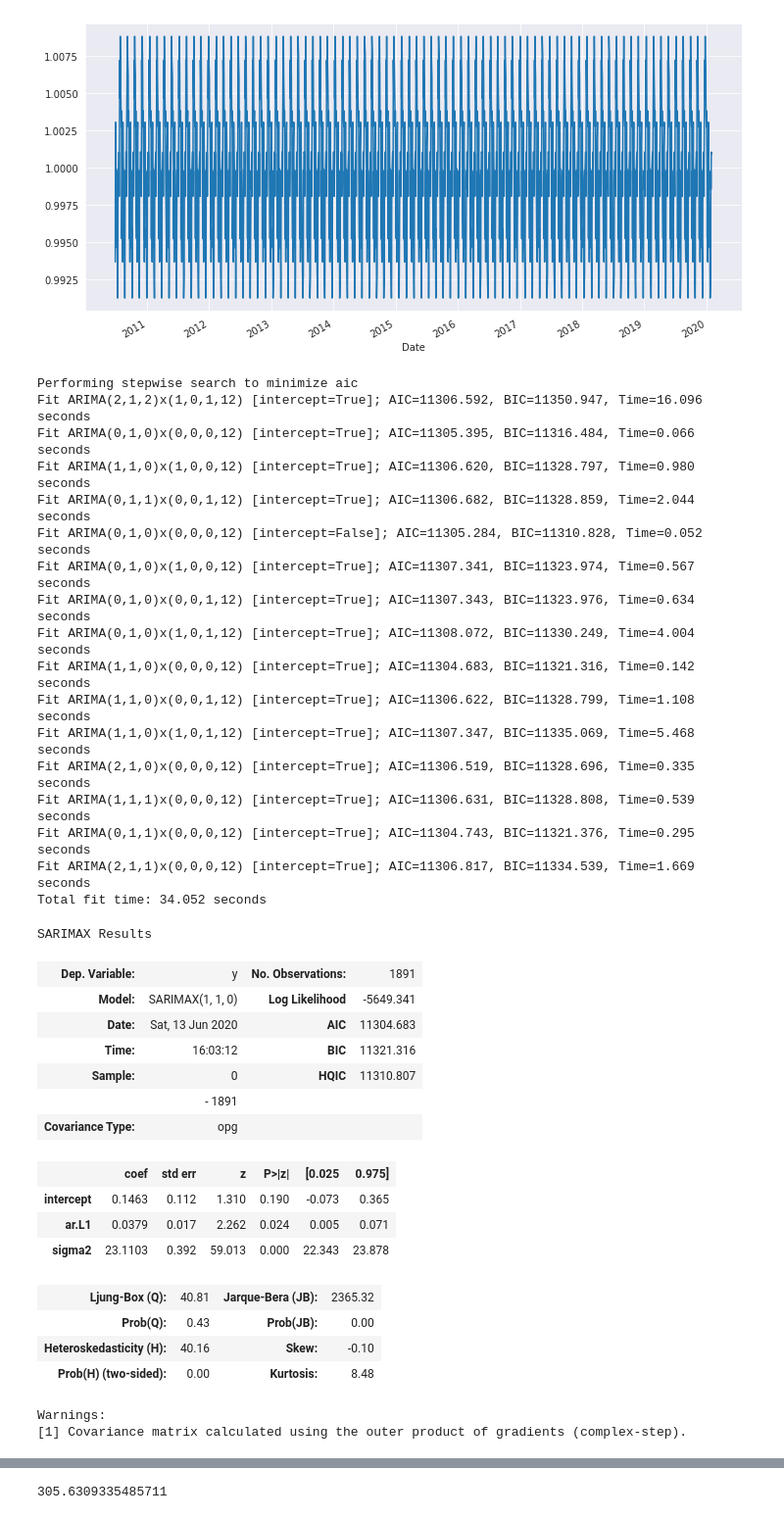
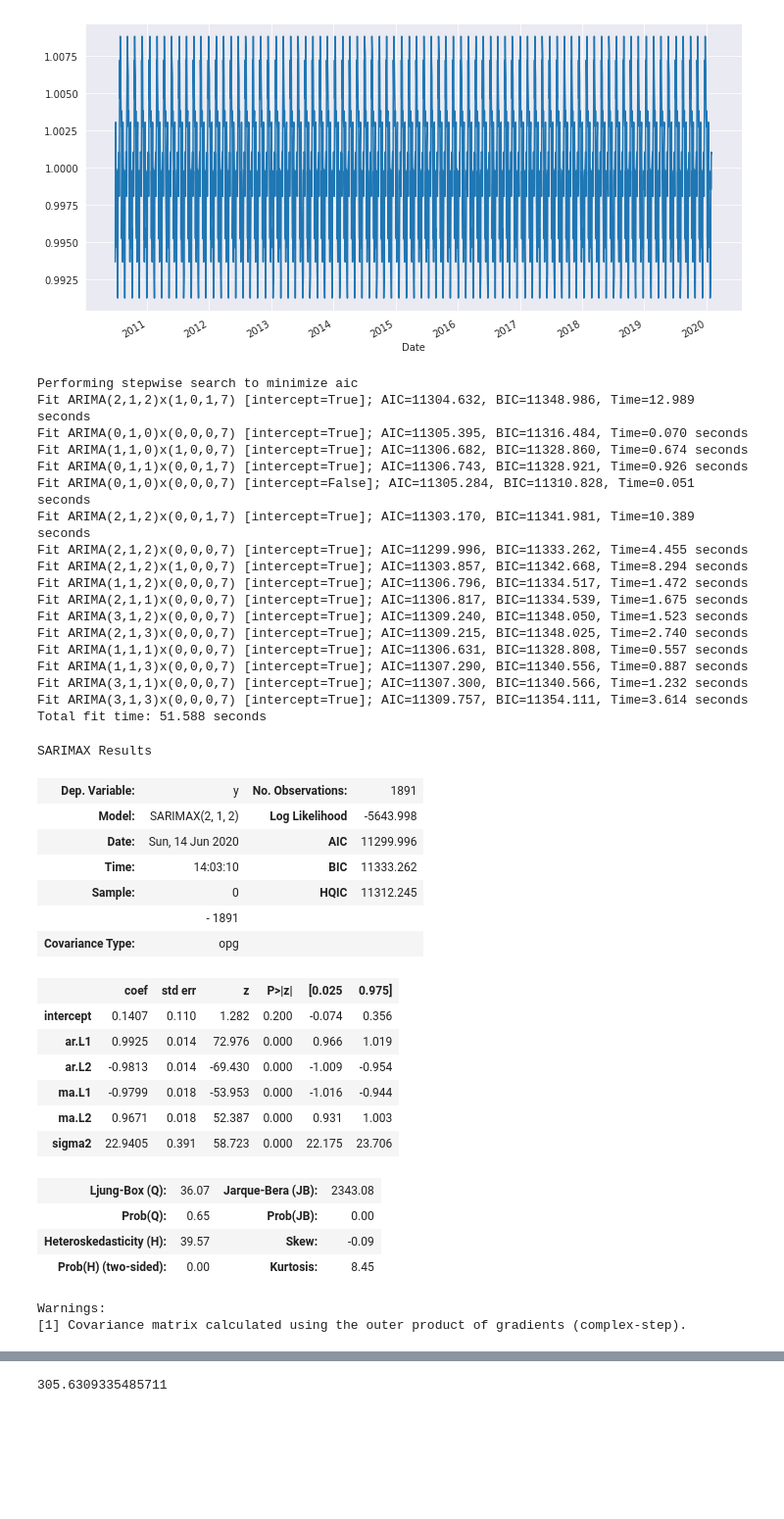
Before and after one commit to Nascent-bot/ML-Projects, a Jupyter notebook: CoeProj.ipynb, the cells around one changed output, grey strips where cells are left out. Shown: that part at 98% size. Drawn from its saved outputs; the diff is of its cells as text; code cells hidden in the pictures; blank space fills up the shorter version.

```diff
--- a/CoeProj.ipynb
+++ b/CoeProj.ipynb
@@ -466,41 +486,45 @@ decom.seasonal.plot(figsize=(12,6))
 <matplotlib.axes._subplots.AxesSubplot at 0x...>
 [figure]
 # %%
-auto_arima(train['Close'],trace=True,seasonal=True,m=12).summary()
+auto_arima(train['Close'],trace=True,seasonal=True,m=7).summary()
 # %% [output]
 Performing stepwise search to minimize aic
-Fit ARIMA(2,1,2)x(1,0,1,12) [intercept=True]; AIC=11306.592, BIC=11350.947, Time=16.096 seconds
-Fit ARIMA(0,1,0)x(0,0,0,12) [intercept=True]; AIC=11305.395, BIC=11316.484, Time=0.066 seconds
-Fit ARIMA(1,1,0)x(1,0,0,12) [intercept=True]; AIC=11306.620, BIC=11328.797, Time=0.980 seconds
-Fit ARIMA(0,1,1)x(0,0,1,12) [intercept=True]; AIC=11306.682, BIC=11328.859, Time=2.044 seconds
-Fit ARIMA(0,1,0)x(0,0,0,12) [intercept=False]; AIC=11305.284, BIC=11310.828, Time=0.052 seconds
-Fit ARIMA(0,1,0)x(1,0,0,12) [intercept=True]; AIC=11307.341, BIC=11323.974, Time=0.567 seconds
-Fit ARIMA(0,1,0)x(0,0,1,12) [intercept=True]; AIC=11307.343, BIC=11323.976, Time=0.634 seconds
-Fit ARIMA(0,1,0)x(1,0,1,12) [intercept=True]; AIC=11308.072, BIC=11330.249, Time=4.004 seconds
-Fit ARIMA(1,1,0)x(0,0,0,12) [intercept=True]; AIC=11304.683, BIC=11321.316, Time=0.142 seconds
-Fit ARIMA(1,1,0)x(0,0,1,12) [intercept=True]; AIC=11306.622, BIC=11328.799, Time=1.108 seconds
-Fit ARIMA(1,1,0)x(1,0,1,12) [intercept=True]; AIC=11307.347, BIC=11335.069, Time=5.468 seconds
-Fit ARIMA(2,1,0)x(0,0,0,12) [intercept=True]; AIC=11306.519, BIC=11328.696, Time=0.335 seconds
-Fit ARIMA(1,1,1)x(0,0,0,12) [intercept=True]; AIC=11306.631, BIC=11328.808, Time=0.539 seconds
-Fit ARIMA(0,1,1)x(0,0,0,12) [intercept=True]; AIC=11304.743, BIC=11321.376, Time=0.295 seconds
-Fit ARIMA(2,1,1)x(0,0,0,12) [intercept=True]; AIC=11306.817, BIC=11334.539, Time=1.669 seconds
-Total fit time: 34.052 seconds
+Fit ARIMA(2,1,2)x(1,0,1,7) [intercept=True]; AIC=11304.632, BIC=11348.986, Time=12.989 seconds
+Fit ARIMA(0,1,0)x(0,0,0,7) [intercept=True]; AIC=11305.395, BIC=11316.484, Time=0.070 seconds
+Fit ARIMA(1,1,0)x(1,0,0,7) [intercept=True]; AIC=11306.682, BIC=11328.860, Time=0.674 seconds
+Fit ARIMA(0,1,1)x(0,0,1,7) [intercept=True]; AIC=11306.743, BIC=11328.921, Time=0.926 seconds
+Fit ARIMA(0,1,0)x(0,0,0,7) [intercept=False]; AIC=11305.284, BIC=11310.828, Time=0.051 seconds
+Fit ARIMA(2,1,2)x(0,0,1,7) [intercept=True]; AIC=11303.170, BIC=11341.981, Time=10.389 seconds
+Fit ARIMA(2,1,2)x(0,0,0,7) [intercept=True]; AIC=11299.996, BIC=11333.262, Time=4.455 seconds
+Fit ARIMA(2,1,2)x(1,0,0,7) [intercept=True]; AIC=11303.857, BIC=11342.668, Time=8.294 seconds
+Fit ARIMA(1,1,2)x(0,0,0,7) [intercept=True]; AIC=11306.796, BIC=11334.517, Time=1.472 seconds
+Fit ARIMA(2,1,1)x(0,0,0,7) [intercept=True]; AIC=11306.817, BIC=11334.539, Time=1.675 seconds
+Fit ARIMA(3,1,2)x(0,0,0,7) [intercept=True]; AIC=11309.240, BIC=11348.050, Time=1.523 seconds
+Fit ARIMA(2,1,3)x(0,0,0,7) [intercept=True]; AIC=11309.215, BIC=11348.025, Time=2.740 seconds
+Fit ARIMA(1,1,1)x(0,0,0,7) [intercept=True]; AIC=11306.631, BIC=11328.808, Time=0.557 seconds
+Fit ARIMA(1,1,3)x(0,0,0,7) [intercept=True]; AIC=11307.290, BIC=11340.556, Time=0.887 seconds
+Fit ARIMA(3,1,1)x(0,0,0,7) [intercept=True]; AIC=11307.300, BIC=11340.566, Time=1.232 seconds
+Fit ARIMA(3,1,3)x(0,0,0,7) [intercept=True]; AIC=11309.757, BIC=11354.111, Time=3.614 seconds
+Total fit time: 51.588 seconds
 SARIMAX Results
 | Dep. Variable: | y | No. Observations: | 1891 |
-| Model: | SARIMAX(1, 1, 0) | Log Likelihood | -5649.341 |
-| Date: | Sat, 13 Jun 2020 | AIC | 11304.683 |
-| Time: | 16:03:12 | BIC | 11321.316 |
-| Sample: | 0 | HQIC | 11310.807 |
+| Model: | SARIMAX(2, 1, 2) | Log Likelihood | -5643.998 |
+| Date: | Sun, 14 Jun 2020 | AIC | 11299.996 |
+| Time: | 14:03:10 | BIC | 11333.262 |
+| Sample: | 0 | HQIC | 11312.245 |
 |  | - 1891 |  |  |
 | Covariance Type: | opg |  |  |
 |  | coef | std err | z | P>|z| | [0.025 | 0.975] |
-| intercept | 0.1463 | 0.112 | 1.310 | 0.190 | -0.073 | 0.365 |
-| ar.L1 | 0.0379 | 0.017 | 2.262 | 0.024 | 0.005 | 0.071 |
-| sigma2 | 23.1103 | 0.392 | 59.013 | 0.000 | 22.343 | 23.878 |
+| intercept | 0.1407 | 0.110 | 1.282 | 0.200 | -0.074 | 0.356 |
+| ar.L1 | 0.9925 | 0.014 | 72.976 | 0.000 | 0.966 | 1.019 |
+| ar.L2 | -0.9813 | 0.014 | -69.430 | 0.000 | -1.009 | -0.954 |
+| ma.L1 | -0.9799 | 0.018 | -53.953 | 0.000 | -1.016 | -0.944 |
+| ma.L2 | 0.9671 | 0.018 | 52.387 | 0.000 | 0.931 | 1.003 |
+| sigma2 | 22.9405 | 0.391 | 58.723 | 0.000 | 22.175 | 23.706 |
-| Ljung-Box (Q): | 40.81 | Jarque-Bera (JB): | 2365.32 |
-| Prob(Q): | 0.43 | Prob(JB): | 0.00 |
-| Heteroskedasticity (H): | 40.16 | Skew: | -0.10 |
-| Prob(H) (two-sided): | 0.00 | Kurtosis: | 8.48 |
+| Ljung-Box (Q): | 36.07 | Jarque-Bera (JB): | 2343.08 |
+| Prob(Q): | 0.65 | Prob(JB): | 0.00 |
+| Heteroskedasticity (H): | 39.57 | Skew: | -0.09 |
+| Prob(H) (two-sided): | 0.00 | Kurtosis: | 8.45 |
 Warnings:
 [1] Covariance matrix calculated using the outer product of gradients (complex-step).
 # %%
```
Also changed, not shown: parts of 33 cells of this notebook.
